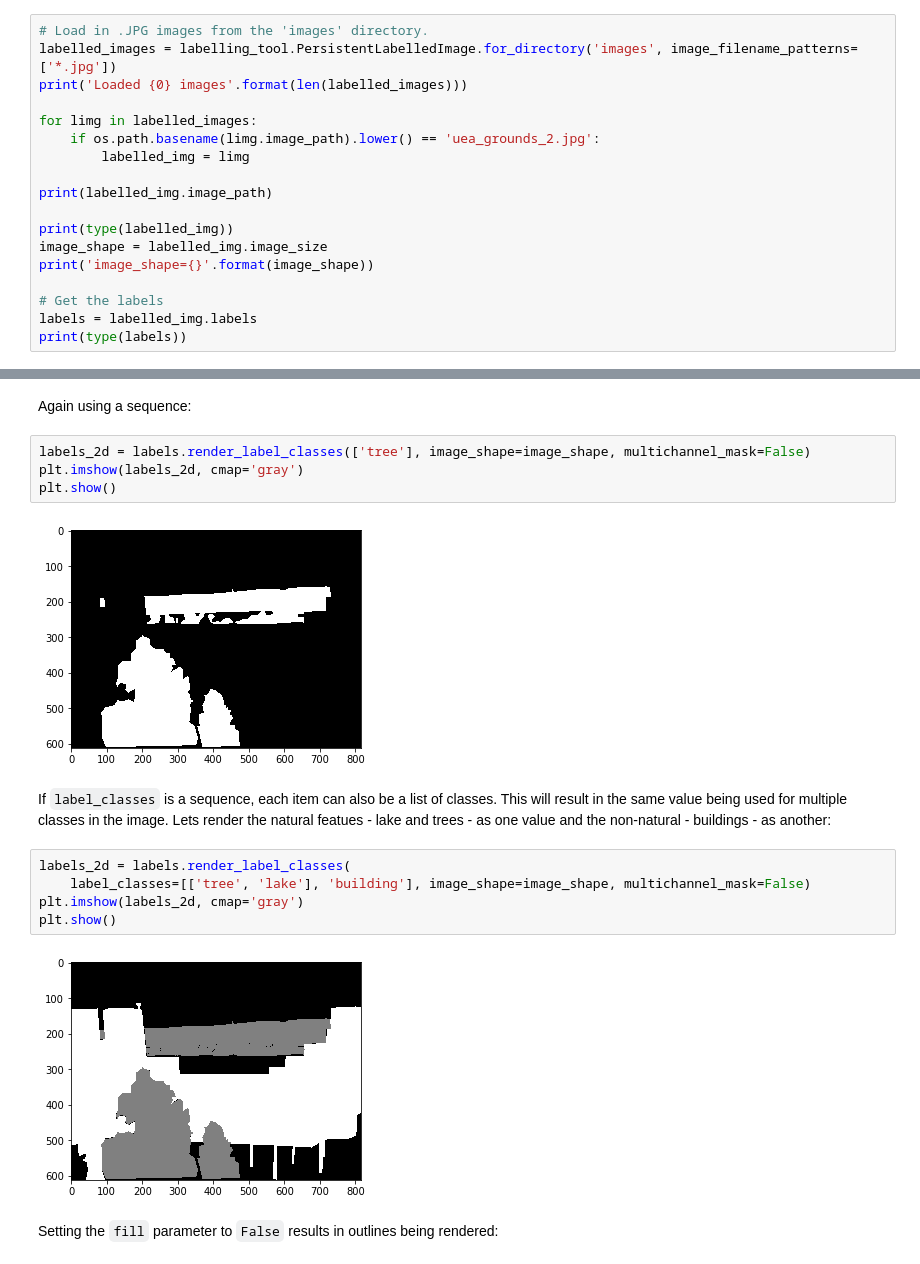
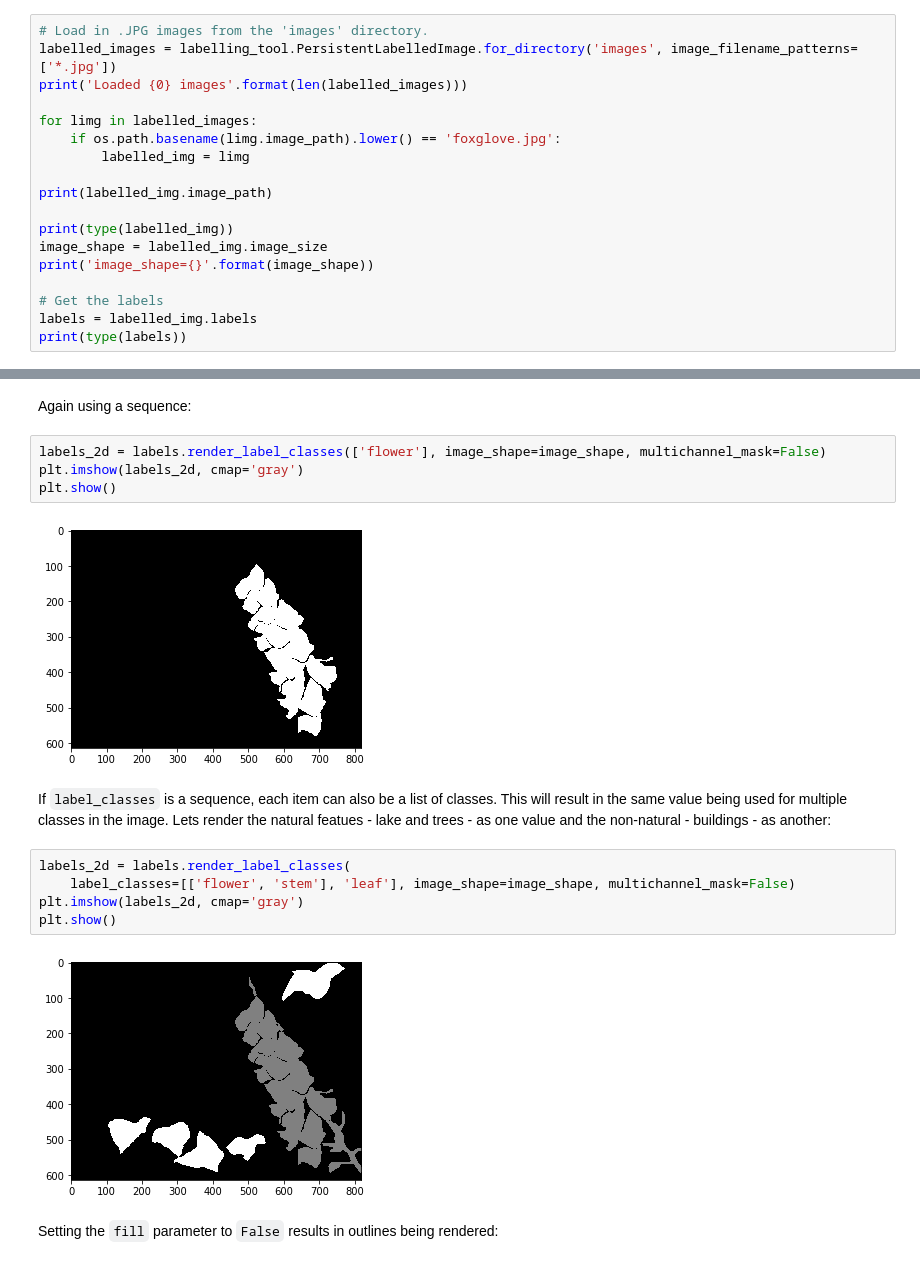
Before and after one commit to Britefury/django-labeller, a Jupyter notebook: Image labeller notebook.ipynb, the cells around one changed output, grey strips where cells are left out. Cells and saved outputs as stored; diff of their text form.

```diff
--- a/Image labeller notebook.ipynb
+++ b/Image labeller notebook.ipynb
@@ -26,7 +28,7 @@ labelled_images = labelling_tool.PersistentLabelledImage.for_directory('images',
 print('Loaded {0} images'.format(len(labelled_images)))
 
 for limg in labelled_images:
-    if os.path.basename(limg.image_path).lower() == 'uea_grounds_2.jpg':
+    if os.path.basename(limg.image_path).lower() == 'foxglove.jpg':
         labelled_img = limg
 
 print(labelled_img.image_path)
@@ -106,20 +108,20 @@ plt.show()
 # %% [markdown]
 Again using a sequence:
 # %%
-labels_2d = labels.render_label_classes(['tree'], image_shape=image_shape, multichannel_mask=False)
+labels_2d = labels.render_label_classes(['flower'], image_shape=image_shape, multichannel_mask=False)
 plt.imshow(labels_2d, cmap='gray')
 plt.show()
 # %% [output]
-[figure, old version]
+[figure, new version]
 # %% [markdown]
 If `label_classes` is a sequence, each item can also be a list of classes. This will result in the same value being used for multiple classes in the image. Lets render the natural featues - lake and trees - as one value and the non-natural - buildings - as another:
 # %%
 labels_2d = labels.render_label_classes(
-    label_classes=[['tree', 'lake'], 'building'], image_shape=image_shape, multichannel_mask=False)
+    label_classes=[['flower', 'stem'], 'leaf'], image_shape=image_shape, multichannel_mask=False)
 plt.imshow(labels_2d, cmap='gray')
 plt.show()
 # %% [output]
-[figure, old version]
+[figure, new version]
 # %% [markdown]
 Setting the `fill` parameter to `False` results in outlines being rendered:
 # %%
```
Also changed, not shown: parts of 25 cells of this notebook, 49 other files.
